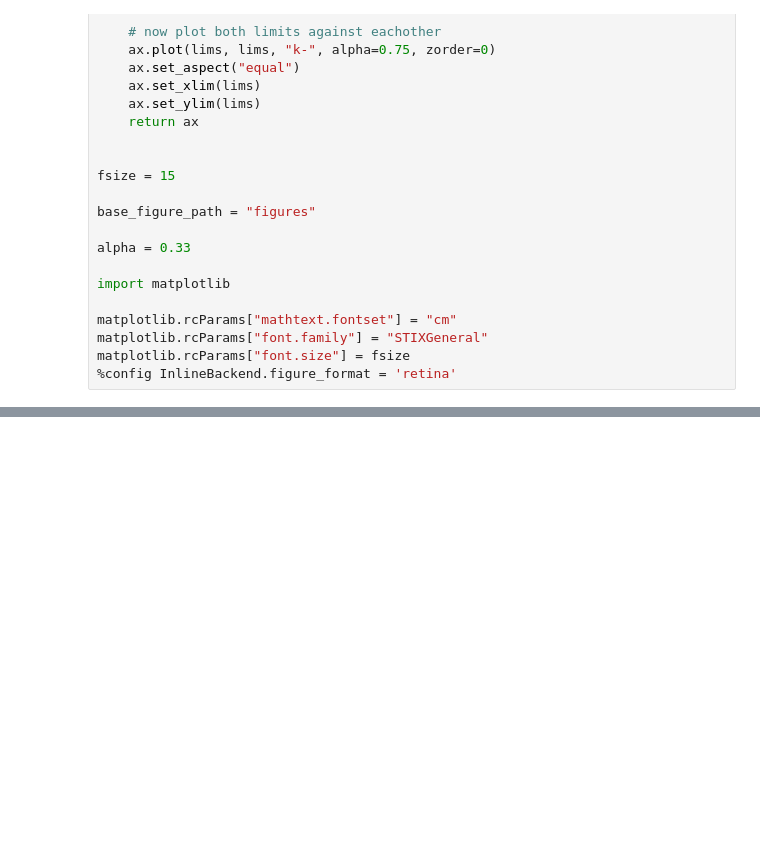
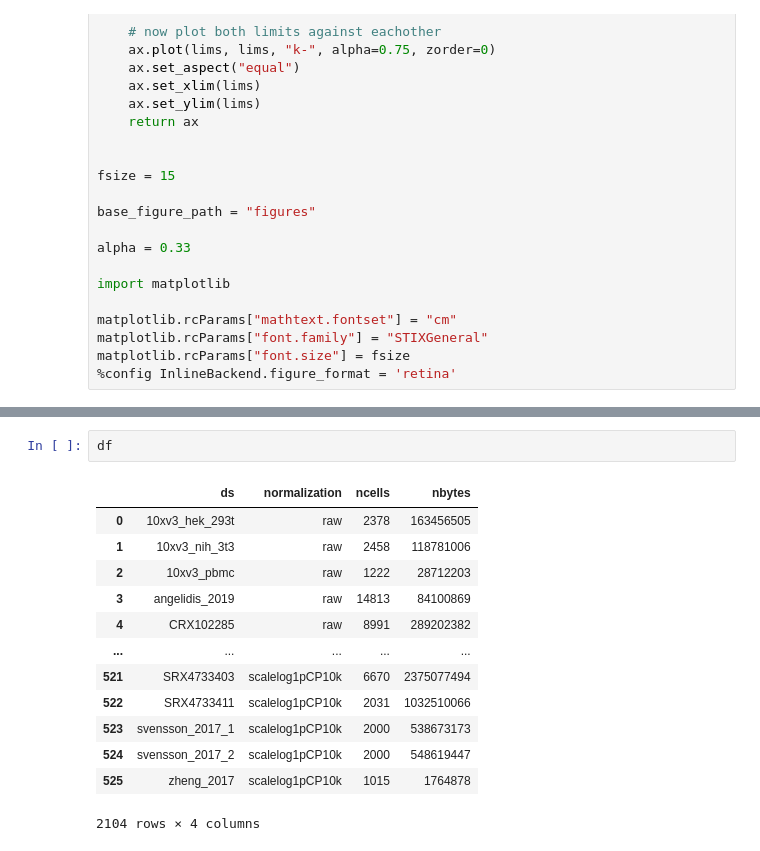
Before and after one commit to pachterlab/BHGP_2022, a Jupyter notebook: analysis/memory.ipynb, the cells around one changed output, grey strips where cells are left out. Saved outputs shown, nothing was run; the diff lists cells and outputs as text; blank space fills up the shorter version.

```diff
--- a/analysis/memory.ipynb
+++ b/analysis/memory.ipynb
@@ -63,3 +67,19 @@ sct = pd.read_csv(
+# %%
+df
+# %% [output]
+|  | ds | normalization | ncells | nbytes |
+| 0 | 10xv3_hek_293t | raw | 2378 | 163456505 |
+| 1 | 10xv3_nih_3t3 | raw | 2458 | 118781006 |
+| 2 | 10xv3_pbmc | raw | 1222 | 28712203 |
+| 3 | angelidis_2019 | raw | 14813 | 84100869 |
+| 4 | CRX102285 | raw | 8991 | 289202382 |
+| ... | ... | ... | ... | ... |
+| 521 | SRX4733403 | scalelog1pCP10k | 6670 | 2375077494 |
+| 522 | SRX4733411 | scalelog1pCP10k | 2031 | 1032510066 |
+| 523 | svensson_2017_1 | scalelog1pCP10k | 2000 | 538673173 |
+| 524 | svensson_2017_2 | scalelog1pCP10k | 2000 | 548619447 |
+| 525 | zheng_2017 | scalelog1pCP10k | 1015 | 1764878 |
+2104 rows × 4 columns
 # %%
 fig, ax = plt.subplots(figsize=(5, 5))
 
```
Also changed, not shown: parts of 9 cells of this notebook.
